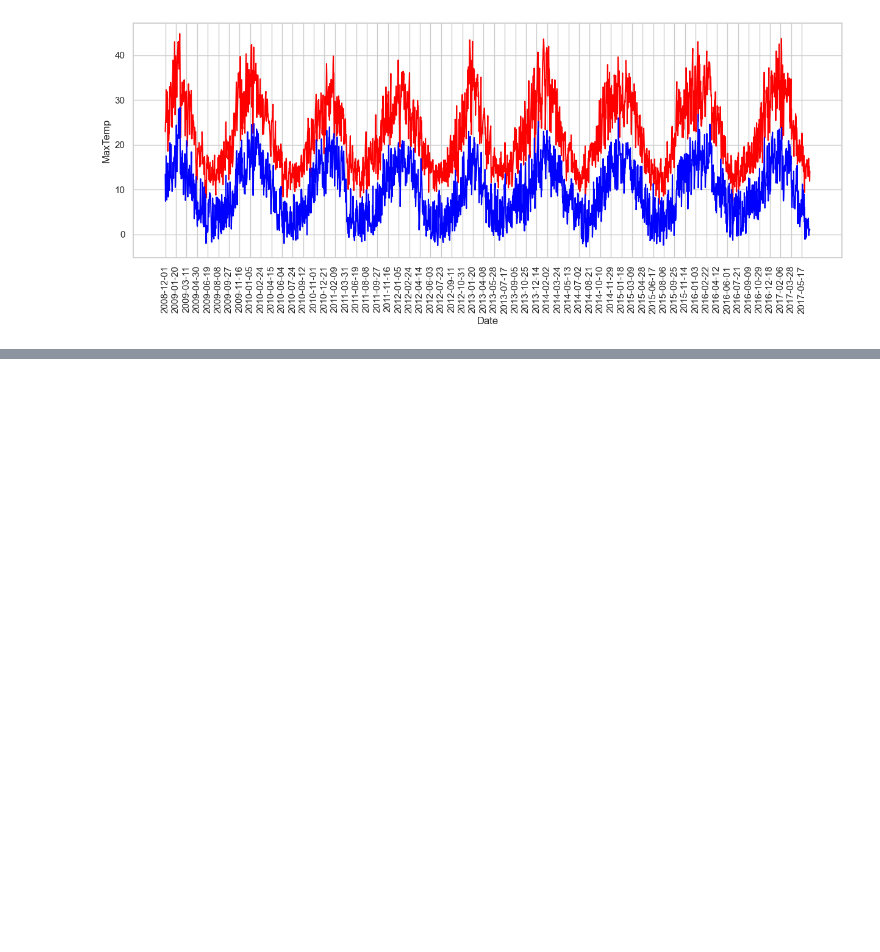
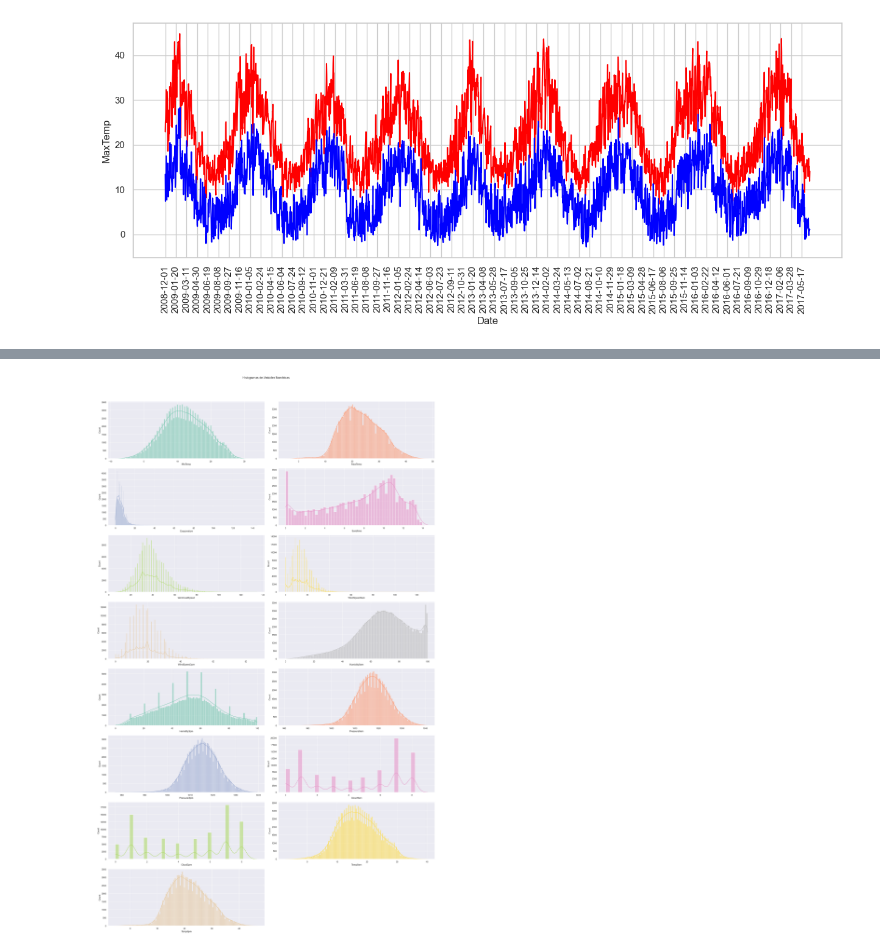
Before and after one commit to augustofarias2/tp_apat, a Jupyter notebook: practico.ipynb, the cells around one changed output, grey strips where cells are left out. Drawn from its saved outputs; the diff is of its cells as text; code cells hidden in the pictures; blank space fills up the shorter version.

```diff
--- a/practico.ipynb
+++ b/practico.ipynb
@@ -173,0 +190,41 @@ plot_temperature(city_dataframe('Albury'))
+# %%
+sns.set(style="darkgrid")
+
+# Obtiene una lista de todas las columnas numéricas del DataFrame
+numeric_columns = df.drop(['Latitude','Longitude','Unnamed: 0','Rainfall','RainfallTomorrow'],axis=1).select_dtypes(include=[float, int]).columns
+
+# Calcula el número de filas y columnas necesarias para el ploteo
+num_rows = (len(numeric_columns) + 1) // 2
+num_cols = 2
+
+fig, axs = plt.subplots(num_rows, num_cols, figsize=(3 * num_rows, 20 * num_cols))
+
+# Colores distintos para los histogramas
+colors = sns.color_palette("Set2", n_colors=len(numeric_columns))
+
+# Itera a través de las columnas numéricas y crea un histograma para cada una
+for i, col in enumerate(numeric_columns):
+    row = i // num_cols
+    col_idx = i % num_cols
+
+    # Selecciona un color diferente para cada histograma
+    color = colors[i]
+
+    sns.histplot(data=df, x=col, kde=True, color=color, ax=axs[row, col_idx])
+
+    axs[row, col_idx].set_title("")
+    axs[row, col_idx].set_xlabel(col)
+
+# Elimina cualquier subplot no utilizado
+for i in range(len(numeric_columns), num_rows * num_cols):
+    row = i // num_cols
+    col_idx = i % num_cols
+    fig.delaxes(axs[row, col_idx])
+
+# Añade un título general a la figura
+plt.suptitle("Histogramas de Variables Numéricas")
+
+plt.tight_layout(rect=[0, 0, 1, 0.95])  # Ajusta el espacio para el título general
+plt.show()
+# %% [output]
+[figure, added]
```
Also changed, not shown: parts of 1 cell of this notebook.
